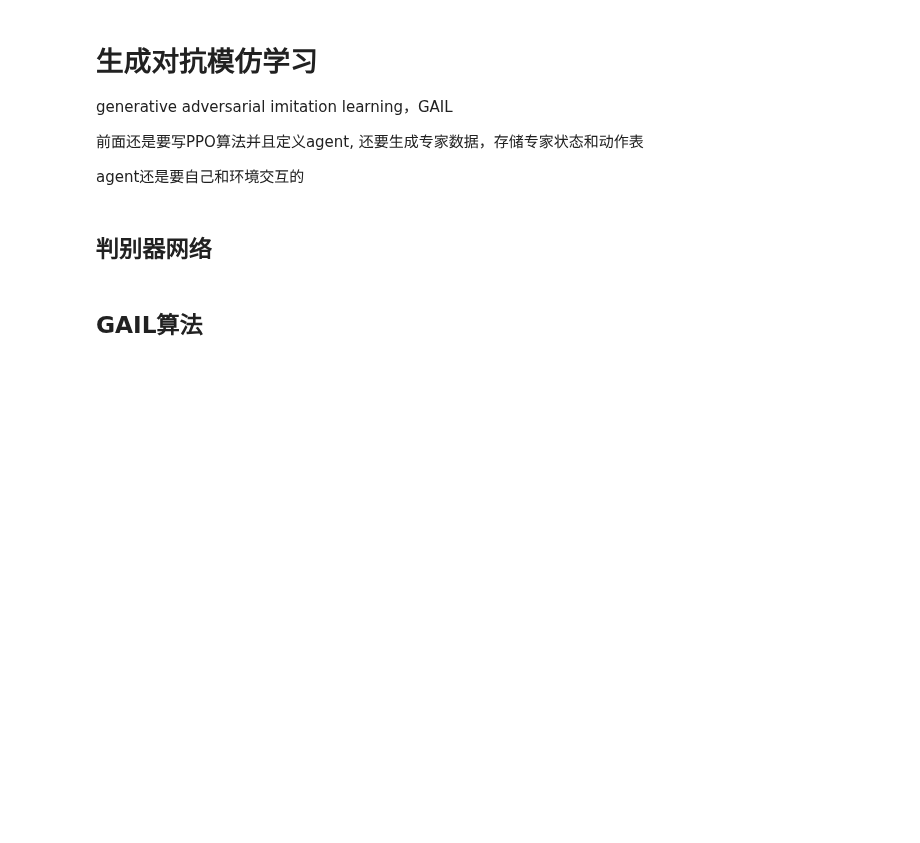
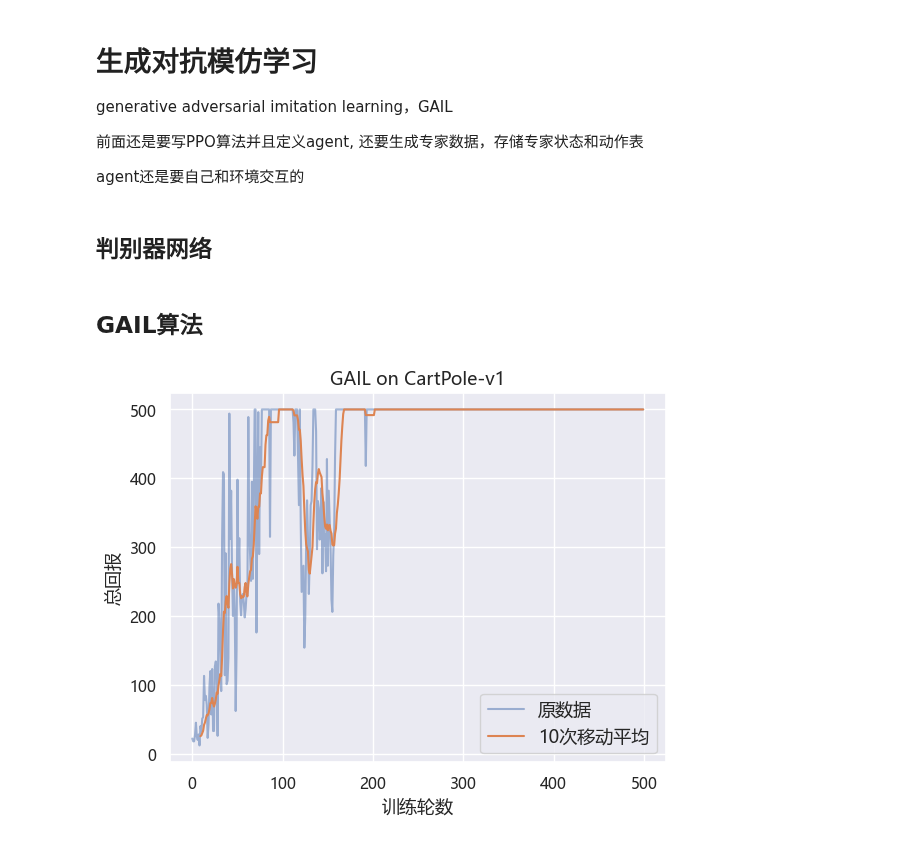
Before and after one commit to Aegis1863/ML_practice, a Jupyter notebook: 强化学习笔记/15_模仿学习.ipynb, the cells around one changed output. Cells and saved outputs as stored; diff of their text form; code cells hidden in the pictures; blank space fills up the shorter version.

```diff
--- a/强化学习笔记/15_模仿学习.ipynb
+++ b/强化学习笔记/15_模仿学习.ipynb
@@ -246,25 +246,28 @@ class GAIL:
         self.agent = agent
 
     def learn(self, expert_s, expert_a, agent_s, agent_a, next_s, dones, truncated):
-        expert_states = torch.tensor(expert_s, dtype=torch.float).to(device)
-        expert_actions = torch.tensor(expert_a, dtype=torch.int64).to(device)
-        agent_states = torch.tensor(agent_s, dtype=torch.float).to(device)
-        agent_actions = torch.tensor(agent_a, dtype=torch.int64).to(device)
+        expert_states = torch.tensor(np.array(expert_s), dtype=torch.float).to(device)
+        expert_actions = torch.tensor(np.array(expert_a), dtype=torch.int64).to(device)
+        agent_states = torch.tensor(np.array(agent_s), dtype=torch.float).to(device)
+        agent_actions = torch.tensor(np.array(agent_a), dtype=torch.int64).to(device)
         # 把动作分为两类的独热编码
         expert_actions = F.one_hot(expert_actions, num_classes=2).float()
         agent_actions = F.one_hot(agent_actions, num_classes=2).float()
 
-        expert_prob = self.discriminator(expert_states, expert_actions)  # 专家状态动作概率
-        agent_prob = self.discriminator(agent_states, agent_actions)  # agent状态动作概率
-        # * 二元交叉熵损失 BCELoss, 训练判别器, 专家轨迹标记为0, agent轨迹标记为1, 刚开始agent基本是随意选择动作的
+        expert_prob = self.discriminator(expert_states, expert_actions)  # 专家状态动作打分
+        agent_prob = self.discriminator(agent_states, agent_actions)  # agent状态动打分
+        # * 二元交叉熵损失 BCELoss, 专家轨迹label为0, agent轨迹label为1, 越靠近0, 代表该轨迹越接近专家轨迹
         # * 这里让目标函数梯度下降, 可以让agent与环境交互的行为分布接近专家的交互分布
+        # * 也就是让agent生成的状态动作接近轨迹
         discriminator_loss = torch.nn.BCELoss()(agent_prob, torch.ones_like(agent_prob)) \
             + torch.nn.BCELoss()(expert_prob, torch.zeros_like(expert_prob))
         self.discriminator_optimizer.zero_grad()
         discriminator_loss.backward()
         self.discriminator_optimizer.step()
 
-        rewards = -torch.log(agent_prob).detach().cpu().numpy()  # ? 为什么这样设置奖励
+        # agent_prob是判别器把agent识别为模仿者的概率, 所以可以让这个概率越小越好, 因此就加负号, 变成奖励
+        # 这样在训练演员的时候, 就可以引导演员往降低agent_prob的方向调整
+        rewards = -torch.log(agent_prob).detach().cpu().numpy()
         transition_dict = {
             'states': agent_s,
             'actions': agent_a,
@@ -309,3 +312,7 @@ with tqdm(total=n_episode, desc="进度条") as pbar:
         if (i + 1) % 10 == 0:
             pbar.set_postfix({'return': '%.3f' % np.mean(return_list[-10:])})
         pbar.update(1)
+# %%
+rl_utils.picture_return(return_list, 'GAIL', env_name)
+# %% [output]
+[figure, added]
```
